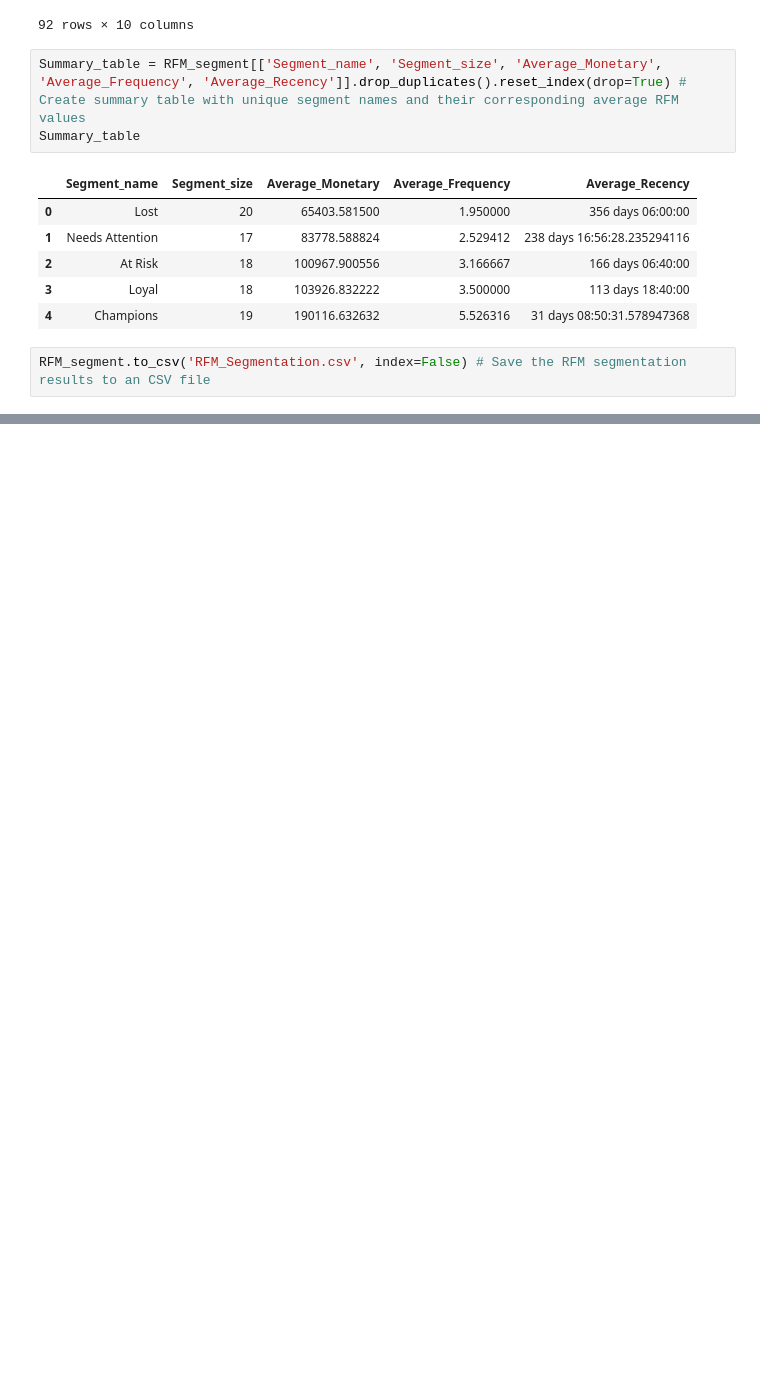
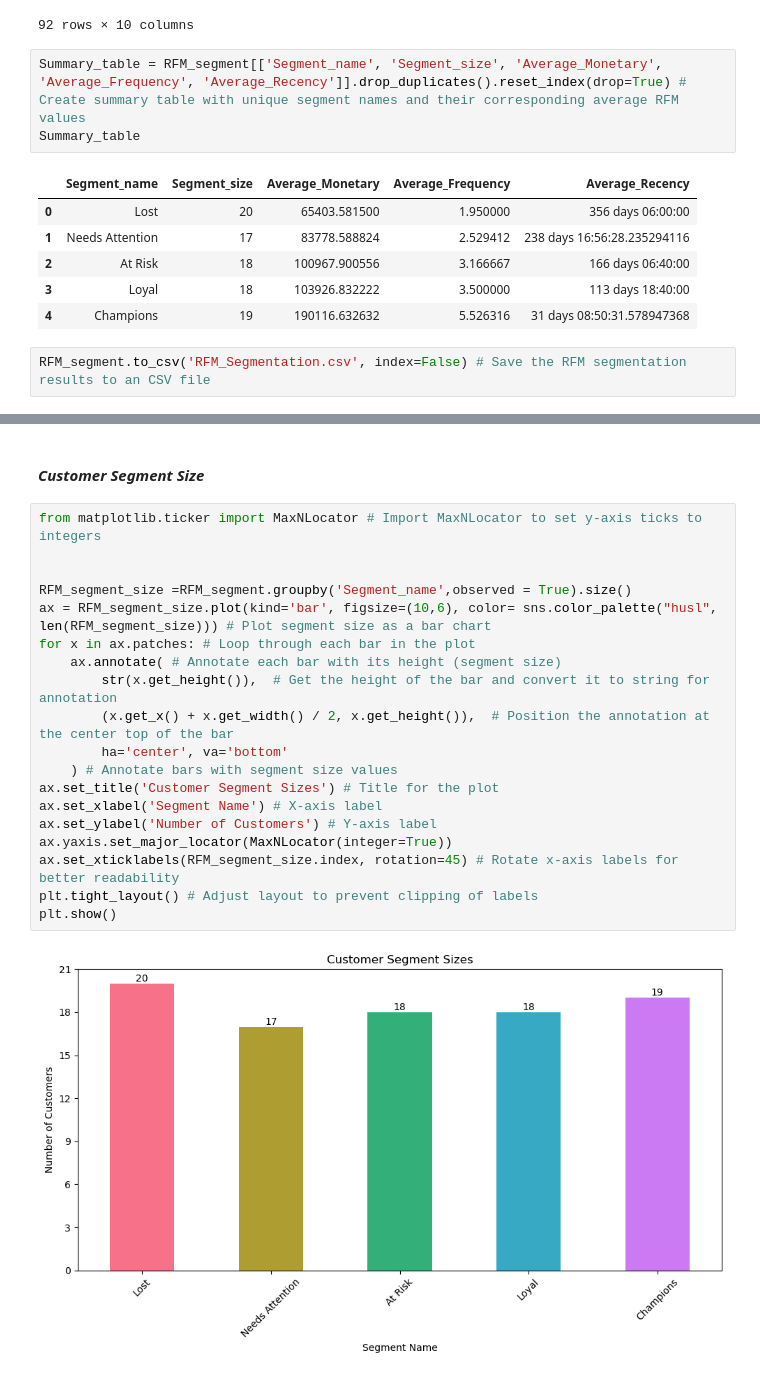
Before and after one commit to huseynaxmedov1999/RFM-Segmentation-and-customer-profiling, a Jupyter notebook: Full RFM Segmentation and Customer Profiling1.ipynb, the cells around one changed output, grey strips where cells are left out. Drawn from its saved outputs; the diff is of its cells as text; blank space fills up the shorter version.

```diff
--- a/Full RFM Segmentation and Customer Profiling1.ipynb
+++ b/Full RFM Segmentation and Customer Profiling1.ipynb
@@ -342,0 +433,23 @@ RFM_segment.to_csv('RFM_Segmentation.csv', index=False) # Save the RFM segmentat
+# %% [markdown]
+#### *Customer Segment Size*
+# %%
+from matplotlib.ticker import MaxNLocator # Import MaxNLocator to set y-axis ticks to integers
+
+
+RFM_segment_size =RFM_segment.groupby('Segment_name',observed = True).size()
+ax = RFM_segment_size.plot(kind='bar', figsize=(10,6), color= sns.color_palette("husl", len(RFM_segment_size))) # Plot segment size as a bar chart
+for x in ax.patches: # Loop through each bar in the plot
+    ax.annotate( # Annotate each bar with its height (segment size)
+        str(x.get_height()),  # Get the height of the bar and convert it to string for annotation
+        (x.get_x() + x.get_width() / 2, x.get_height()),  # Position the annotation at the center top of the bar
+        ha='center', va='bottom'
+    ) # Annotate bars with segment size values
+ax.set_title('Customer Segment Sizes') # Title for the plot
+ax.set_xlabel('Segment Name') # X-axis label
+ax.set_ylabel('Number of Customers') # Y-axis label
+ax.yaxis.set_major_locator(MaxNLocator(integer=True))
+ax.set_xticklabels(RFM_segment_size.index, rotation=45) # Rotate x-axis labels for better readability
+plt.tight_layout() # Adjust layout to prevent clipping of labels
+plt.show()
+# %% [output]
+[figure, added]
```
Also changed, not shown: parts of 23 cells of this notebook, 1 other file.
